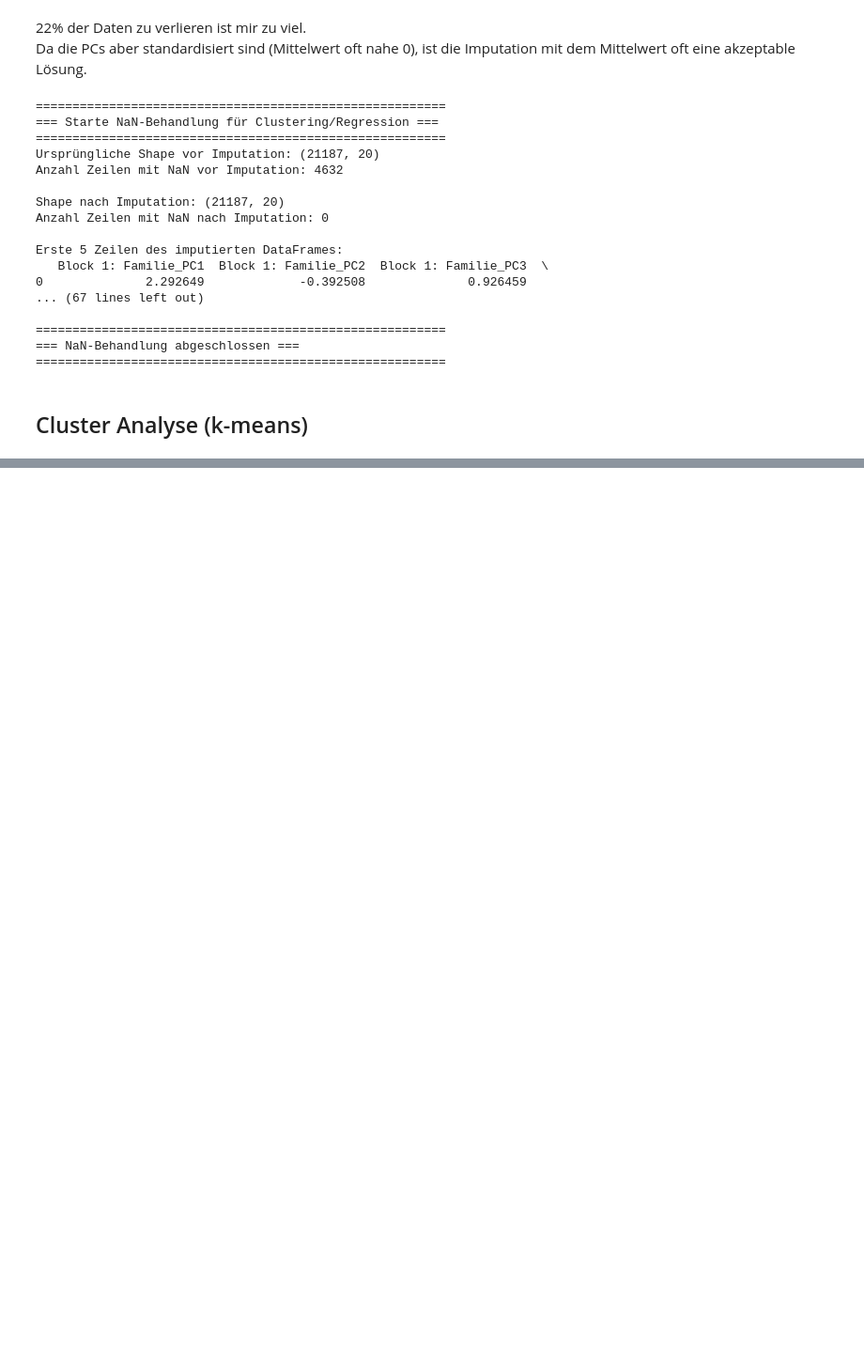
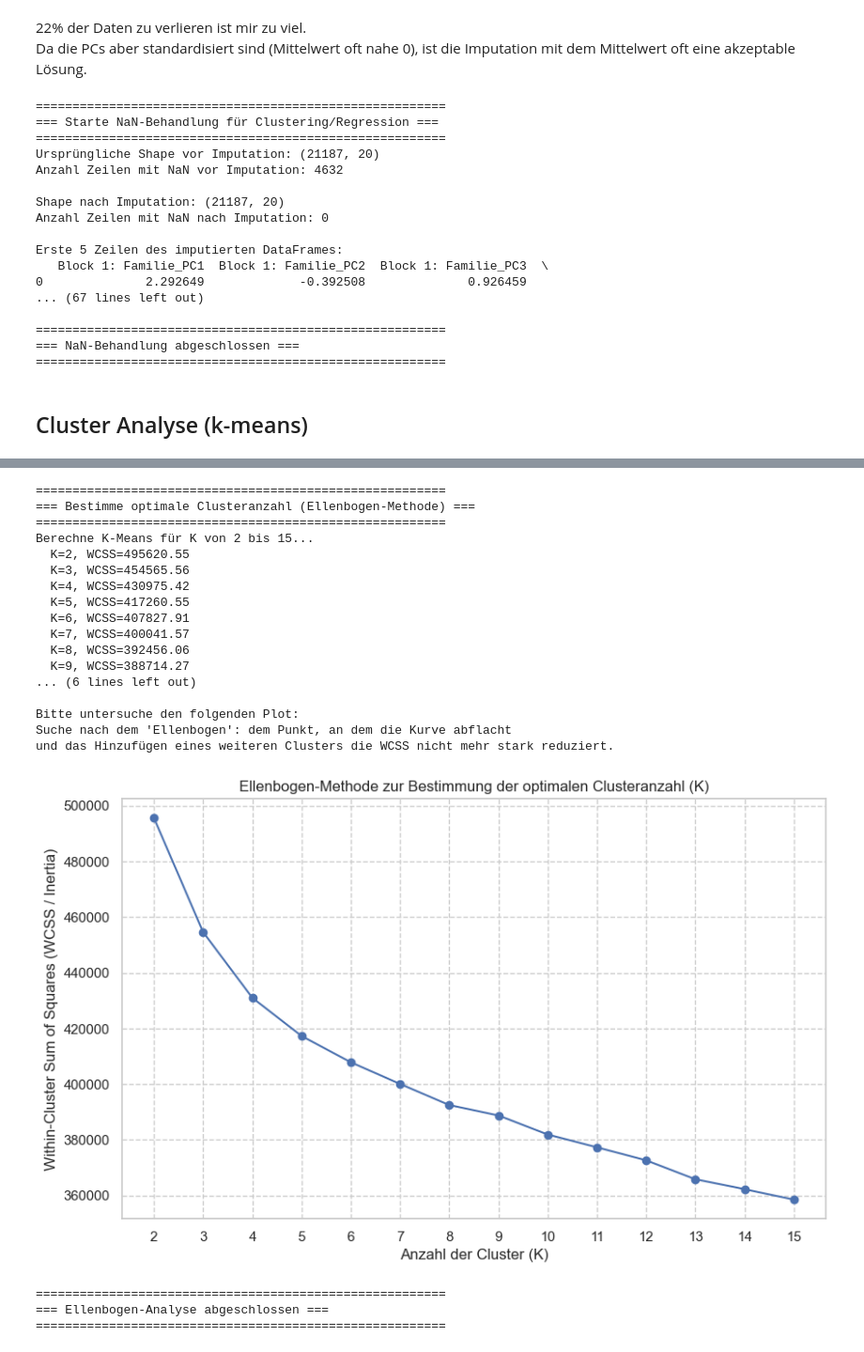
Before and after one commit to TobiasMaissen/cas_statistik_davi, a Jupyter notebook: statistik.ipynb, the cells around one changed output, grey strips where cells are left out. Shown at 94% size. Drawn from its saved outputs; the diff is of its cells as text; code cells hidden in the pictures; blank space fills up the shorter version.

Commit message:
Clustering: start

```diff
--- a/statistik.ipynb
+++ b/statistik.ipynb
@@ -3972,0 +3015,79 @@ Okay, schauen wir uns die Ergebnisse des neuen Regressionsmodells an!
+# %%
+# --- Schritt 1: Bestimmung der optimalen Clusteranzahl (Ellenbogen-Methode) ---
+
+from sklearn.cluster import KMeans
+import matplotlib.pyplot as plt
+import pandas as pd
+
+print("========================================================")
+print("=== Bestimme optimale Clusteranzahl (Ellenbogen-Methode) ===")
+print("========================================================")
+
+# Stelle sicher, dass die imputierten PCA-Scores existieren
+if 'df_pca_scores_imputed' not in locals() or df_pca_scores_imputed.empty:
+    print("Fehler: 'df_pca_scores_imputed' nicht gefunden oder leer.")
+    print("Bitte führe Schritt 4 (Imputation) zuerst aus.")
+else:
+    # Datensatz für Clustering
+    cluster_data = df_pca_scores_imputed
+
+    # Wähle einen Bereich für K (Anzahl der Cluster), der getestet werden soll
+    # Z.B. von 2 bis 15 Cluster. Bei sehr vielen Daten kann man auch höher gehen.
+    k_range = range(2, 16)
+    wcss = [] # Within-Cluster Sum of Squares (Inertia)
+
+    print(f"Berechne K-Means für K von {min(k_range)} bis {max(k_range)}...")
+
+    # Berechne K-Means für jeden Wert von K
+    for k in k_range:
+        kmeans = KMeans(n_clusters=k,
+                        init='k-means++',   # Standard und meist gute Initialisierung
+                        n_init='auto',      # Verhindert Warnung, passt Anzahl Initialisierungen an
+                        random_state=42)    # Für reproduzierbare Ergebnisse
+        kmeans.fit(cluster_data)
+        wcss.append(kmeans.inertia_) # inertia_ ist der WCSS-Wert
+        print(f"  K={k}, WCSS={kmeans.inertia_:.2f}")
+
+    # --- Erstelle den Ellenbogen-Plot ---
+    plt.figure(figsize=(10, 6))
+    plt.plot(k_range, wcss, marker='o', linestyle='-')
+    plt.title('Ellenbogen-Methode zur Bestimmung der optimalen Clusteranzahl (K)')
+    plt.xlabel('Anzahl der Cluster (K)')
+    plt.ylabel('Within-Cluster Sum of Squares (WCSS / Inertia)')
+    plt.xticks(list(k_range)) # Stelle sicher, dass alle K-Werte angezeigt werden
+    plt.grid(True, linestyle='--')
+
+    # Optional: Hervorheben des "Ellenbogens" - oft schwer automatisch zu finden
+    # Manchmal wird die "KneeLocator"-Bibliothek verwendet, aber visuell ist oft besser.
+    print("\nBitte untersuche den folgenden Plot:")
+    print("Suche nach dem 'Ellenbogen': dem Punkt, an dem die Kurve abflacht")
+    print("und das Hinzufügen eines weiteren Clusters die WCSS nicht mehr stark reduziert.")
+
+    plt.show()
+
+print("\n========================================================")
+print("=== Ellenbogen-Analyse abgeschlossen ===")
+print("========================================================")
+# Nächster Schritt: Wähle K und führe das finale Clustering durch.
+# %% [output]
+========================================================
+=== Bestimme optimale Clusteranzahl (Ellenbogen-Methode) ===
+========================================================
+Berechne K-Means für K von 2 bis 15...
+  K=2, WCSS=495620.55
+  K=3, WCSS=454565.56
+  K=4, WCSS=430975.42
+  K=5, WCSS=417260.55
+  K=6, WCSS=407827.91
+  K=7, WCSS=400041.57
+  K=8, WCSS=392456.06
+  K=9, WCSS=388714.27
+... (6 lines left out)
+
+Bitte untersuche den folgenden Plot:
+Suche nach dem 'Ellenbogen': dem Punkt, an dem die Kurve abflacht
+und das Hinzufügen eines weiteren Clusters die WCSS nicht mehr stark reduziert.
+[figure, added]
+========================================================
+=== Ellenbogen-Analyse abgeschlossen ===
+========================================================
```
Also changed, not shown: parts of 32 cells of this notebook.
